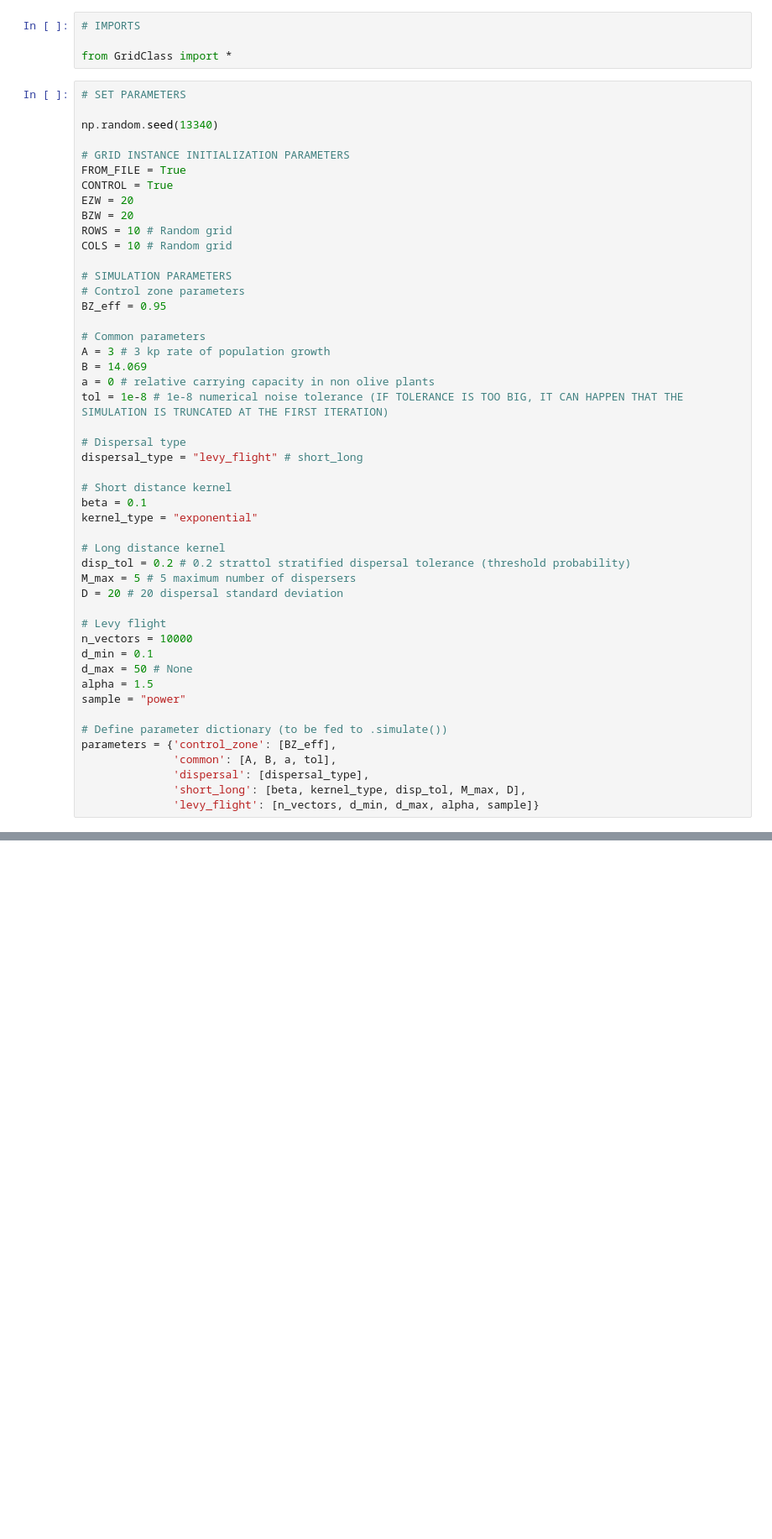
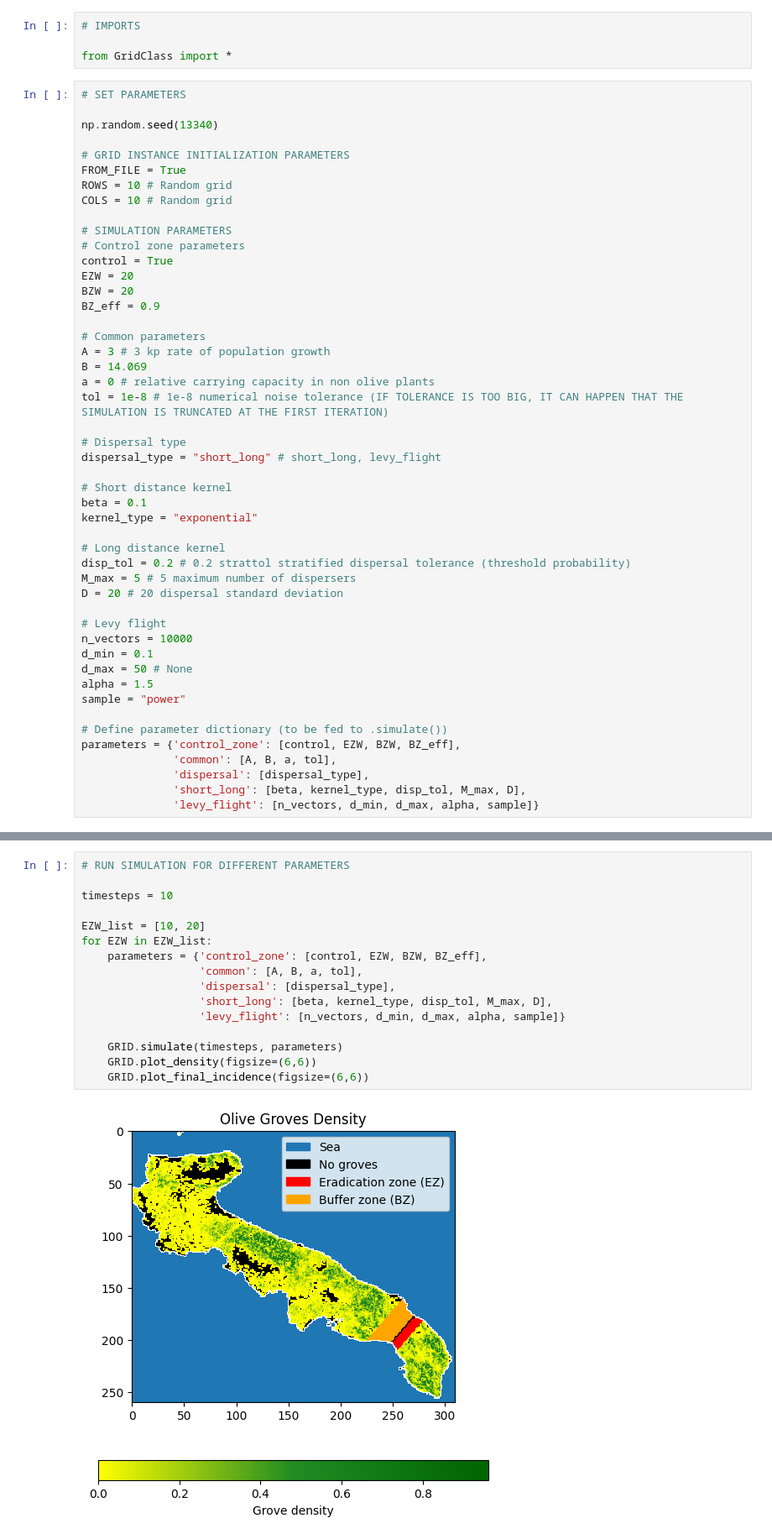
Before and after one commit to LeonMengoni/Xylella-Fastidiosa, a Jupyter notebook: Xylella_simulation.ipynb, the cells around one changed output, grey strips where cells are left out. Shown at 84% size. Saved outputs shown, nothing was run; the diff lists cells and outputs as text; blank space fills up the shorter version.

```diff
--- a/Xylella_simulation.ipynb
+++ b/Xylella_simulation.ipynb
@@ -9,15 +9,15 @@ np.random.seed(13340)
 
 # GRID INSTANCE INITIALIZATION PARAMETERS
 FROM_FILE = True
-CONTROL = True
-EZW = 20
-BZW = 20
 ROWS = 10 # Random grid
 COLS = 10 # Random grid
 
 # SIMULATION PARAMETERS
 # Control zone parameters
-BZ_eff = 0.95
+control = True
+EZW = 20
+BZW = 20
+BZ_eff = 0.9
 
 # Common parameters
 A = 3 # 3 kp rate of population growth
@@ -26,7 +26,7 @@ a = 0 # relative carrying capacity in non olive plants
 tol = 1e-8 # 1e-8 numerical noise tolerance (IF TOLERANCE IS TOO BIG, IT CAN HAPPEN THAT THE SIMULATION IS TRUNCATED AT THE FIRST ITERATION)
 
 # Dispersal type
-dispersal_type = "levy_flight" # short_long
+dispersal_type = "short_long" # short_long, levy_flight
 
 # Short distance kernel
 beta = 0.1
@@ -45,7 +45,7 @@ alpha = 1.5
 sample = "power"
 
 # Define parameter dictionary (to be fed to .simulate())
-parameters = {'control_zone': [BZ_eff],
+parameters = {'control_zone': [control, EZW, BZW, BZ_eff],
               'common': [A, B, a, tol],
               'dispersal': [dispersal_type],
               'short_long': [beta, kernel_type, disp_tol, M_max, D],
@@ -67,0 +68,18 @@ GRID.plot_density(figsize=(6,6))
+# %%
+# RUN SIMULATION FOR DIFFERENT PARAMETERS
+
+timesteps = 10
+
+EZW_list = [10, 20]
+for EZW in EZW_list:
+    parameters = {'control_zone': [control, EZW, BZW, BZ_eff],
+                  'common': [A, B, a, tol],
+                  'dispersal': [dispersal_type],
+                  'short_long': [beta, kernel_type, disp_tol, M_max, D],
+                  'levy_flight': [n_vectors, d_min, d_max, alpha, sample]}
+
+    GRID.simulate(timesteps, parameters)
+    GRID.plot_density(figsize=(6,6))
+    GRID.plot_final_incidence(figsize=(6,6))
+# %% [output]
+[figure, added]
```
Also changed, not shown: parts of 2 cells of this notebook, 1 other file.
